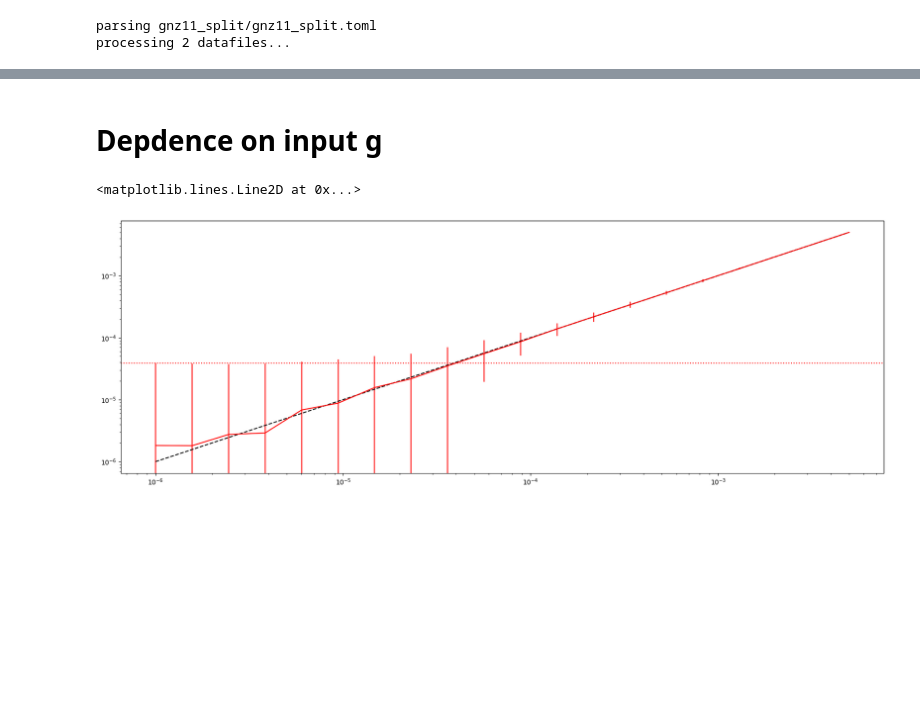
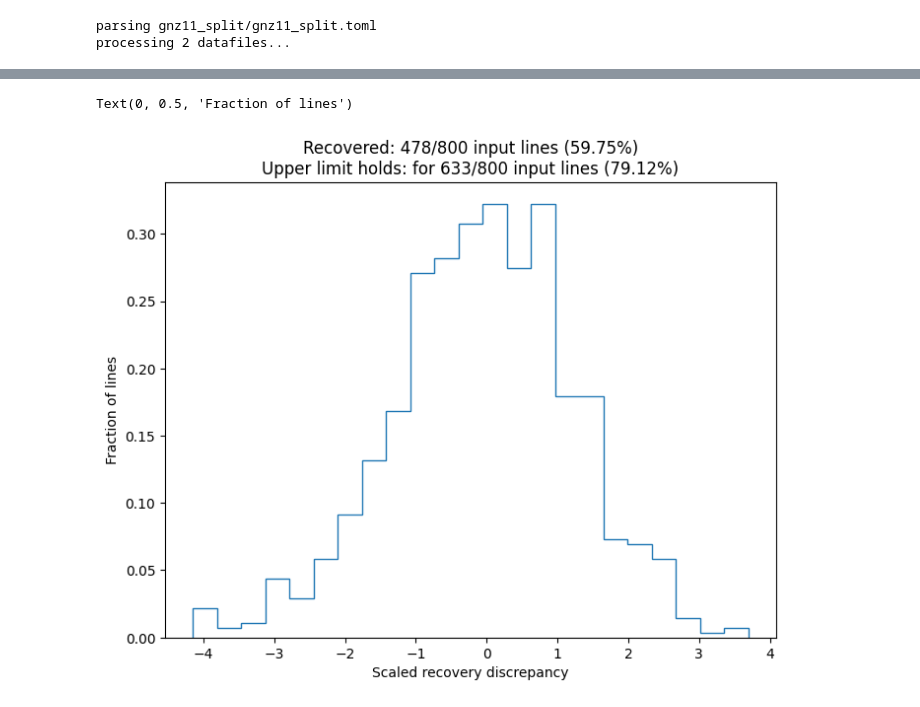
Before and after one commit to rjanish/JWST-DMdecay, a Jupyter notebook: mc-mass.ipynb, the cells around one changed output, grey strips where cells are left out. Drawn from its saved outputs; the diff is of its cells as text; code cells hidden in the pictures; blank space fills up the shorter version.

```diff
--- a/mc-mass.ipynb
+++ b/mc-mass.ipynb
@@ -63,13 +63,16 @@ linesearch_configs = {k:prev_configs[k1][k]
                        for k1, l1 in keys_for_linesearch.items()
                        for k in l1
                        if k in prev_configs[k1].keys()}
-linesearch_configs["num_knots"] = 4
+linesearch_configs["num_knots"] = 6
 linesearch_configs["width_factor"] = 20
 setup = dmd.linesearch.LineSearchSetup(**linesearch_configs)
+# %%
+def is_between(a, x, b):
+    return (a <= x) & (x <= b)
 # %%
-n_lam_test = 25
-dr_factors = [0.1, 100]
-n_dr_test = 10
+n_lam_test = 800
+dr_factors = [50, 50.1]
+n_dr_test = 1
 chisq_step = 4
 # %%
 i_to_test = np.random.choice(np.arange(old_lam0s.size),
@@ -92,6 +89,8 @@ ci_output = np.full((*decayrates_to_test.shape, 2), np.nan)
 
 iteration = product(range(n_lam_test), range(n_dr_test))
 for i_lam0, i_dr in tqdm(iteration, total=n_lam_test*n_dr_test):
+        lam0 = lam0s_to_test[i_lam0]
+        dr = decayrates_to_test[i_lam0, i_dr]
         # find initial chisq to scale errors
         trial_specset = base_specset.add_DM_line(dr, lam0)
         search = dmd.linesearch.LineSearcher(setup, trial_specset, lam0)
@@ -336,2 +108,0 @@ Text(0.5, 0.98, 'injection recovery: 6.00e-04 line at 1.45')
-# %% [markdown]
-# Depdence on input g
@@ -362,11 +109,28 @@ for i, dr in tqdm(enumerate(decayrates), total=steps):
-# %%
-fig, ax = plt.subplots(figsize=(21, 7))
-ax.errorbar(decayrates, output, yerr=std_output, color='red')
-ax.plot(decayrates, decayrates, linestyle='dashed', color='black')
-ax.set_xscale('log')
-ax.set_yscale('log')
-
-ax.axhline(output[0] + std_output[0], color='red', linestyle='dotted')
-# %% [output]
-<matplotlib.lines.Line2D at 0x...>
-[figure, removed]
+# %%
+recovered = is_between(
+    ci_output[..., 0], decayrates_to_test, ci_output[..., 1])
+num_recovered = recovered.sum()
+frac_recovered = num_recovered/recovered.size
+
+upper_lim_holds = decayrates_to_test < ci_output[..., 1]
+num_upper_lim_holds = upper_lim_holds.sum()
+frac_upper_lim_holds = num_upper_lim_holds/upper_lim_holds.size
+
+title_str = (
+    f"Recovered: {num_recovered}/{recovered.size} "
+        f"input lines ({frac_recovered*100:0.2f}%)\n"
+    f"Upper limit holds: for {num_upper_lim_holds}/{upper_lim_holds.size} "
+        f"input lines ({frac_upper_lim_holds*100:0.2f}%)"
+)
+
+width = (ci_output[..., 1] - ci_output[..., 0])/2
+scaled_discrepancy = (bf_output - decayrates_to_test)/width
+fig, ax = plt.subplots(figsize=(8, 6))
+ax.hist(scaled_discrepancy.flatten(), histtype='step',
+        bins='auto', density=True)
+ax.set_title(title_str)
+ax.set_xlabel("Scaled recovery discrepancy")
+ax.set_ylabel("Fraction of lines")
+# %% [output]
+Text(0, 0.5, 'Fraction of lines')
+[figure, added]
```
Also changed, not shown: parts of 12 cells of this notebook.
